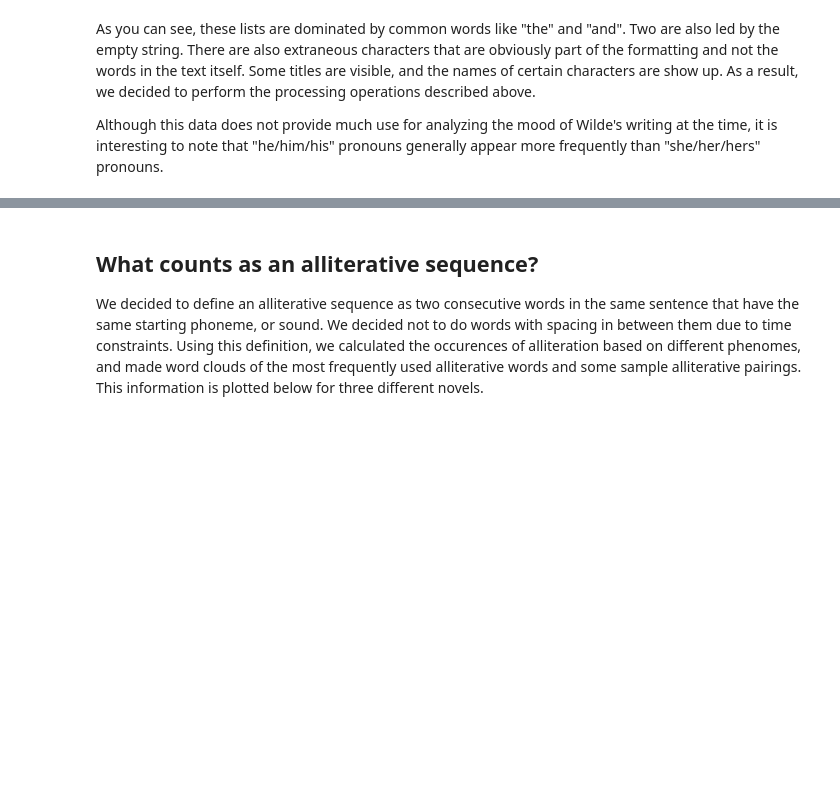
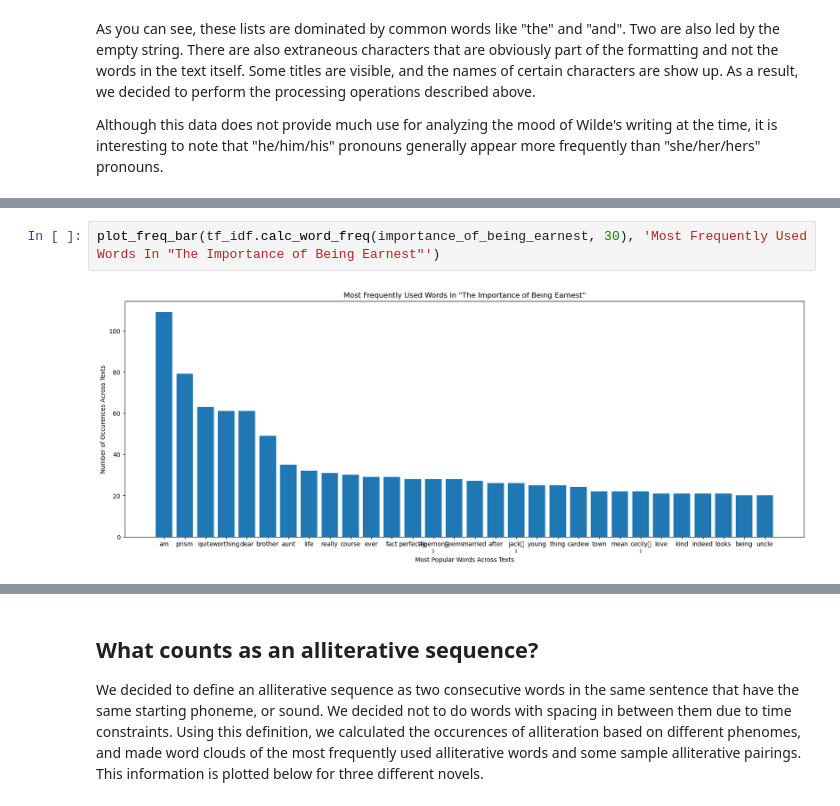
Before and after one commit to jes-bro/oscar_wilde_literary_devices, a Jupyter notebook: oscar_wilde_literary_devices.ipynb, the cells around one changed output, grey strips where cells are left out. Cells and saved outputs as stored; diff of their text form; blank space fills up the shorter version.

```diff
--- a/oscar_wilde_literary_devices.ipynb
+++ b/oscar_wilde_literary_devices.ipynb
@@ -140,0 +155,4 @@ plot_freq_bar(freqs)
+# %%
+plot_freq_bar(tf_idf.calc_word_freq(importance_of_being_earnest, 30), 'Most Frequently Used Words In "The Importance of Being Earnest"')
+# %% [output]
+[figure, added]
```
Also changed, not shown: parts of 21 cells of this notebook, 4 other files.
